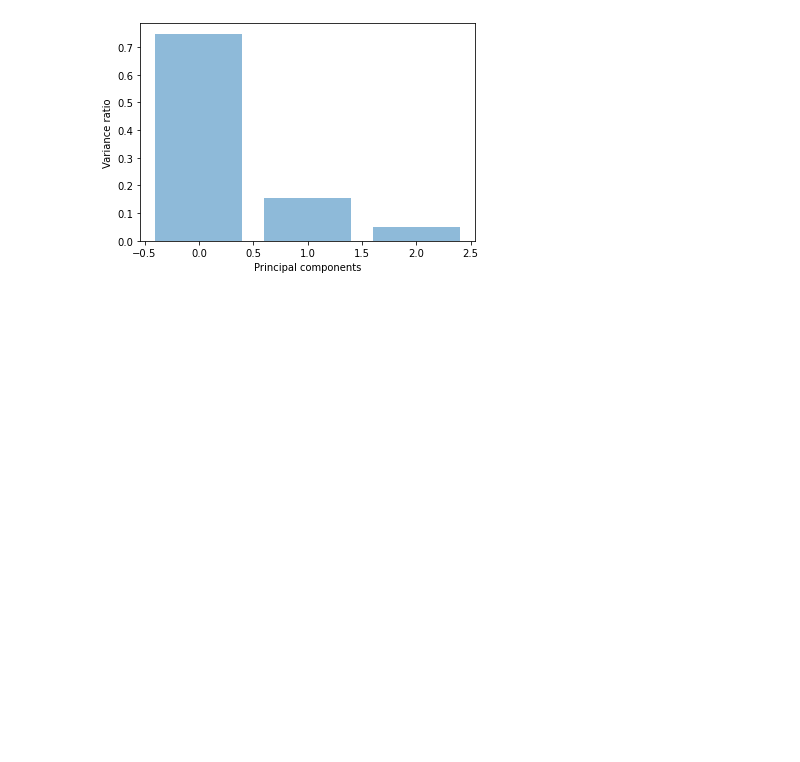
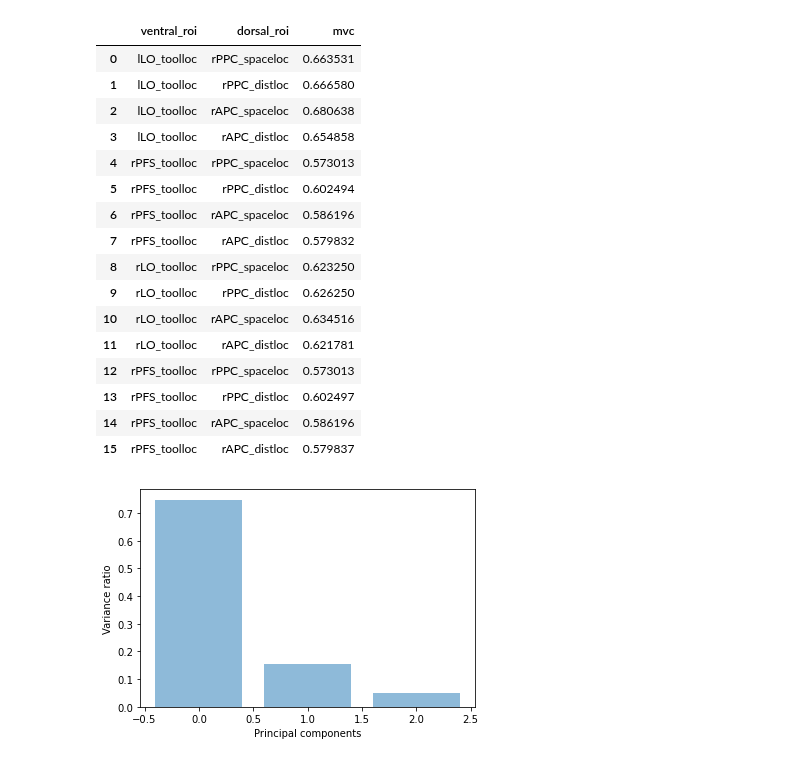
Before and after one commit to vayzenb/docnet, a Jupyter notebook: fmri/docnet_mvc.ipynb, the cells around one changed output. Cells and saved outputs as stored; diff of their text form; code cells hidden in the pictures; blank space fills up the shorter version.

```diff
--- a/fmri/docnet_mvc.ipynb
+++ b/fmri/docnet_mvc.ipynb
@@ -390,3 +388,23 @@ curr_df.groupby(['dorsal_roi']).mean()
+# %%
+curr_df
+# %% [output]
+|  | ventral_roi | dorsal_roi | mvc |
+| 0 | lLO_toolloc | rPPC_spaceloc | 0.663531 |
+| 1 | lLO_toolloc | rPPC_distloc | 0.666580 |
+| 2 | lLO_toolloc | rAPC_spaceloc | 0.680638 |
+| 3 | lLO_toolloc | rAPC_distloc | 0.654858 |
+| 4 | rPFS_toolloc | rPPC_spaceloc | 0.573013 |
+| 5 | rPFS_toolloc | rPPC_distloc | 0.602494 |
+| 6 | rPFS_toolloc | rAPC_spaceloc | 0.586196 |
+| 7 | rPFS_toolloc | rAPC_distloc | 0.579832 |
+| 8 | rLO_toolloc | rPPC_spaceloc | 0.623250 |
+| 9 | rLO_toolloc | rPPC_distloc | 0.626250 |
+| 10 | rLO_toolloc | rAPC_spaceloc | 0.634516 |
+| 11 | rLO_toolloc | rAPC_distloc | 0.621781 |
+| 12 | rPFS_toolloc | rPPC_spaceloc | 0.573013 |
+| 13 | rPFS_toolloc | rPPC_distloc | 0.602497 |
+| 14 | rPFS_toolloc | rAPC_spaceloc | 0.586196 |
+| 15 | rPFS_toolloc | rAPC_distloc | 0.579837 |
 # %%
 n_comp = calc_pc_n(extract_pc(dorsal_train),pc_thresh) #determine number of PCs in train_data using threshold
 pca = extract_pc(dorsal_train, n_comp) #conduct PCA one more time with that number of PCs
```
Also changed, not shown: parts of 7 cells of this notebook, 10 other files.
